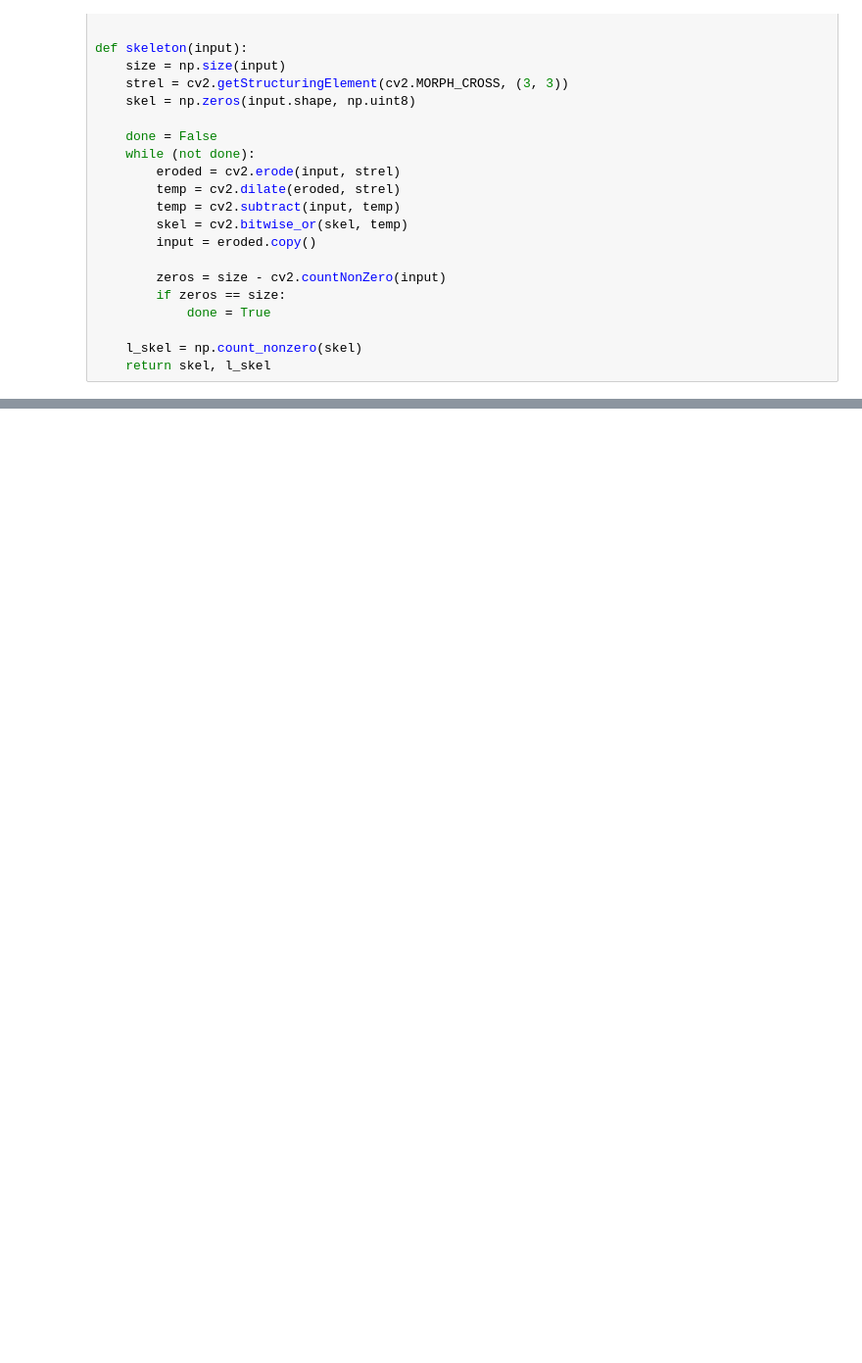
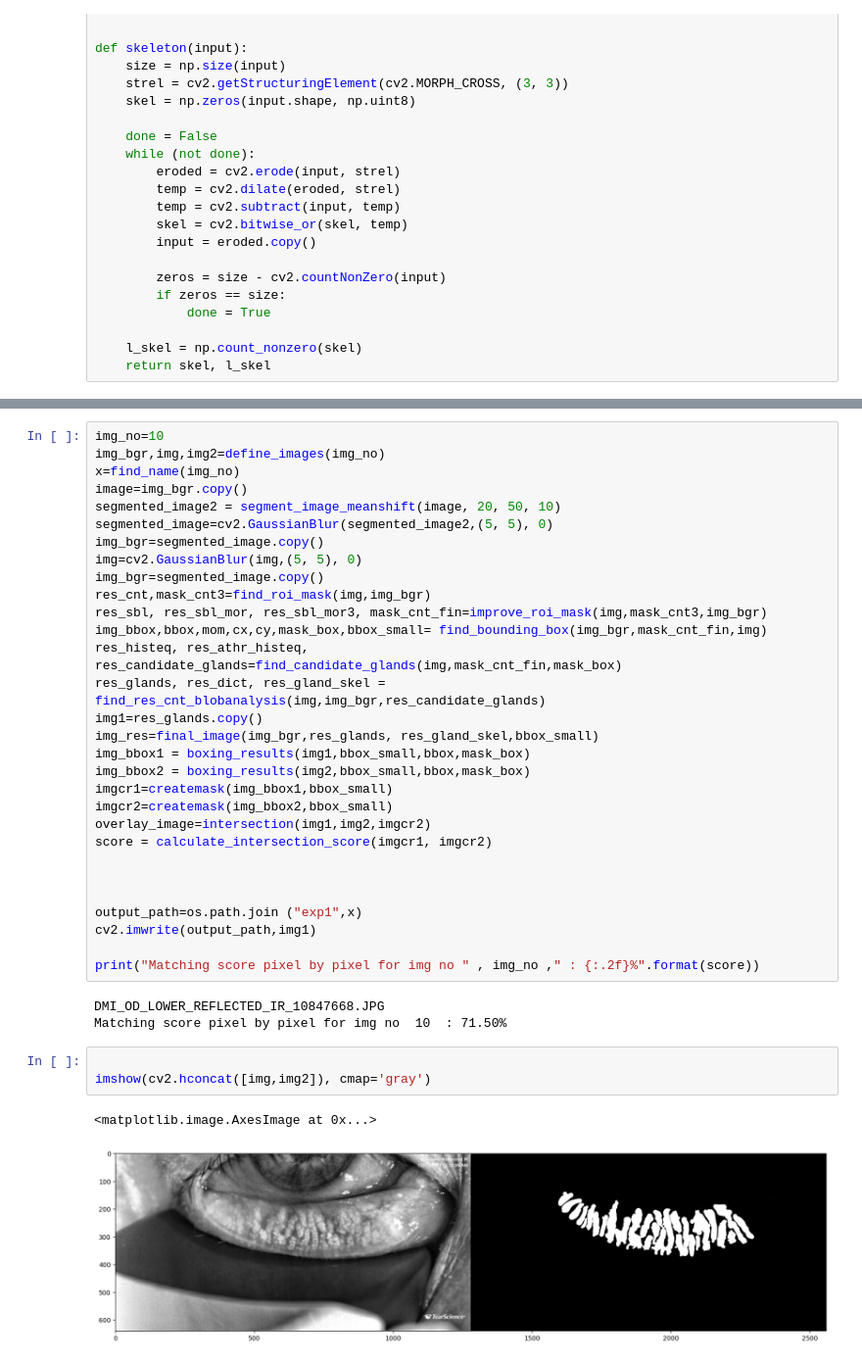
Before and after one commit to oykudiribas/Meibo-segment, a Jupyter notebook: src/main_nb.ipynb, the cells around one changed output, grey strips where cells are left out. Shown at 98% size. Drawn from its saved outputs; the diff is of its cells as text; blank space fills up the shorter version.

```diff
--- a/src/main_nb.ipynb
+++ b/src/main_nb.ipynb
@@ -252,0 +501,39 @@ imshow(img_res)
+# %%
+img_no=10
+img_bgr,img,img2=define_images(img_no)
+x=find_name(img_no)
+image=img_bgr.copy()
+segmented_image2 = segment_image_meanshift(image, 20, 50, 10)
+segmented_image=cv2.GaussianBlur(segmented_image2,(5, 5), 0)
+img_bgr=segmented_image.copy()
+img=cv2.GaussianBlur(img,(5, 5), 0)
+img_bgr=segmented_image.copy()
+res_cnt,mask_cnt3=find_roi_mask(img,img_bgr)
+res_sbl, res_sbl_mor, res_sbl_mor3, mask_cnt_fin=improve_roi_mask(img,mask_cnt3,img_bgr)
+img_bbox,bbox,mom,cx,cy,mask_box,bbox_small= find_bounding_box(img_bgr,mask_cnt_fin,img)
+res_histeq, res_athr_histeq, res_candidate_glands=find_candidate_glands(img,mask_cnt_fin,mask_box)
+res_glands, res_dict, res_gland_skel = find_res_cnt_blobanalysis(img,img_bgr,res_candidate_glands)
+img1=res_glands.copy()
+img_res=final_image(img_bgr,res_glands, res_gland_skel,bbox_small)
+img_bbox1 = boxing_results(img1,bbox_small,bbox,mask_box)
+img_bbox2 = boxing_results(img2,bbox_small,bbox,mask_box)
+imgcr1=createmask(img_bbox1,bbox_small)
+imgcr2=createmask(img_bbox2,bbox_small)
+overlay_image=intersection(img1,img2,imgcr2)
+score = calculate_intersection_score(imgcr1, imgcr2)
+
+
+
+output_path=os.path.join ("exp1",x)
+cv2.imwrite(output_path,img1)
+
+print("Matching score pixel by pixel for img no " , img_no ," : {:.2f}%".format(score))
+# %% [output]
+DMI_OD_LOWER_REFLECTED_IR_10847668.JPG
+Matching score pixel by pixel for img no  10  : 71.50%
+# %%
+
+imshow(cv2.hconcat([img,img2]), cmap='gray')
+# %% [output]
+<matplotlib.image.AxesImage at 0x...>
+[figure, added]
```
Also changed, not shown: parts of 24 cells of this notebook.
